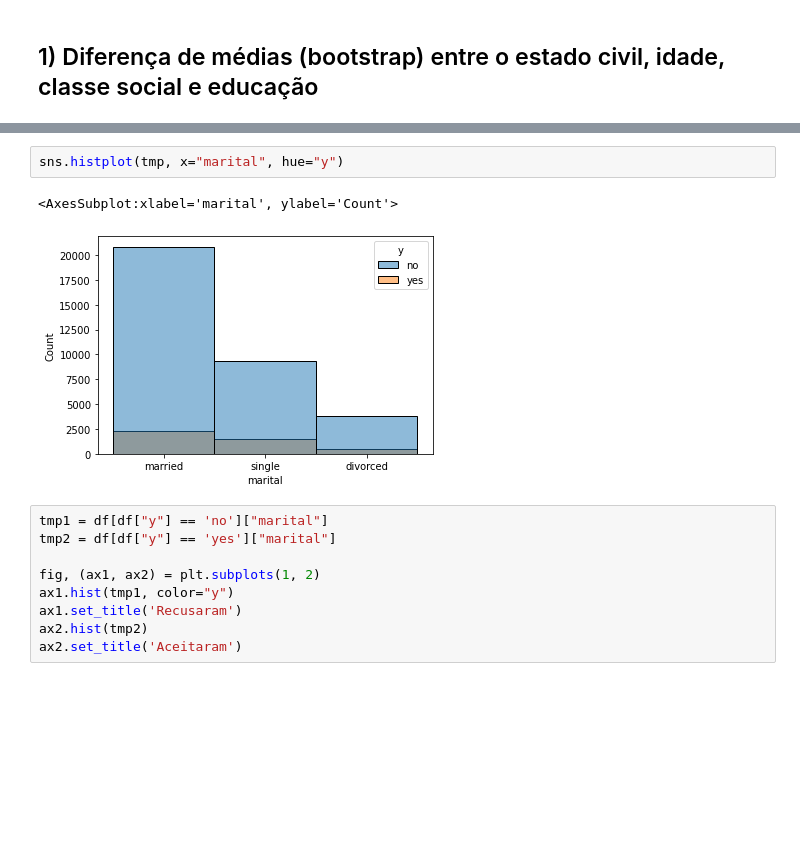
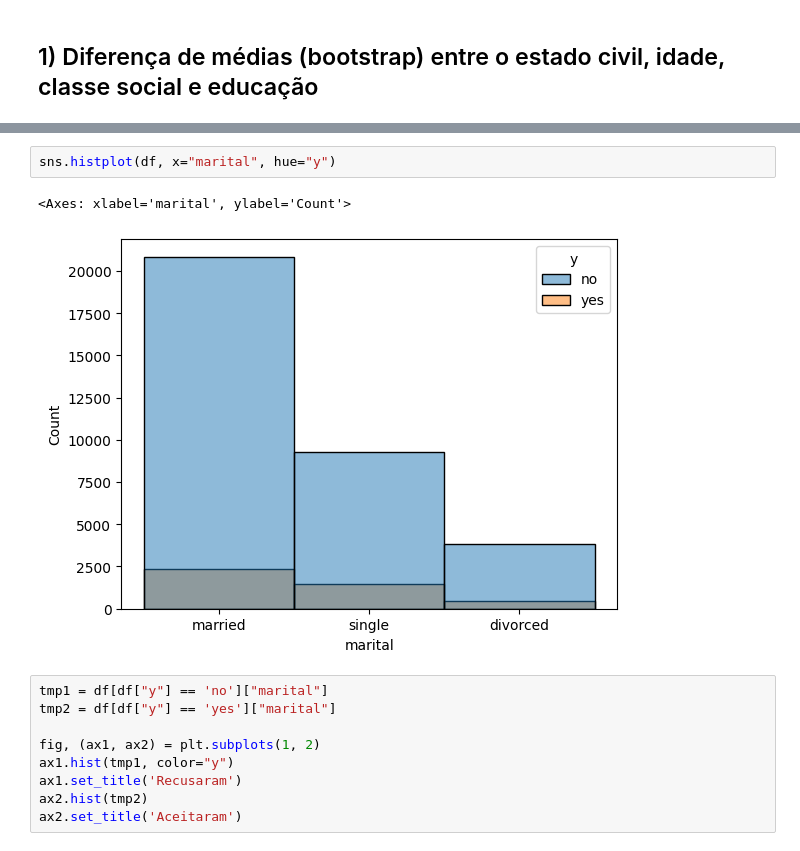
Before and after one commit to bruno-marcelino10/projeto-icd-ufmg, a Jupyter notebook: notebook/EDA.ipynb, the cells around one changed output, grey strips where cells are left out. Drawn from its saved outputs; the diff is of its cells as text; blank space fills up the shorter version.

```diff
--- a/notebook/EDA.ipynb
+++ b/notebook/EDA.ipynb
@@ -223,8 +225,8 @@ tmp.head()
 # %%
-sns.histplot(tmp, x="marital", hue="y")
+sns.histplot(df, x="marital", hue="y")
 # %% [output]
-<AxesSubplot:xlabel='marital', ylabel='Count'>
+<Axes: xlabel='marital', ylabel='Count'>
-[figure, old version]
+[figure, new version]
 # %%
 tmp1 = df[df["y"] == 'no']["marital"]
 tmp2 = df[df["y"] == 'yes']["marital"]
```
Also changed, not shown: parts of 8 cells of this notebook.
